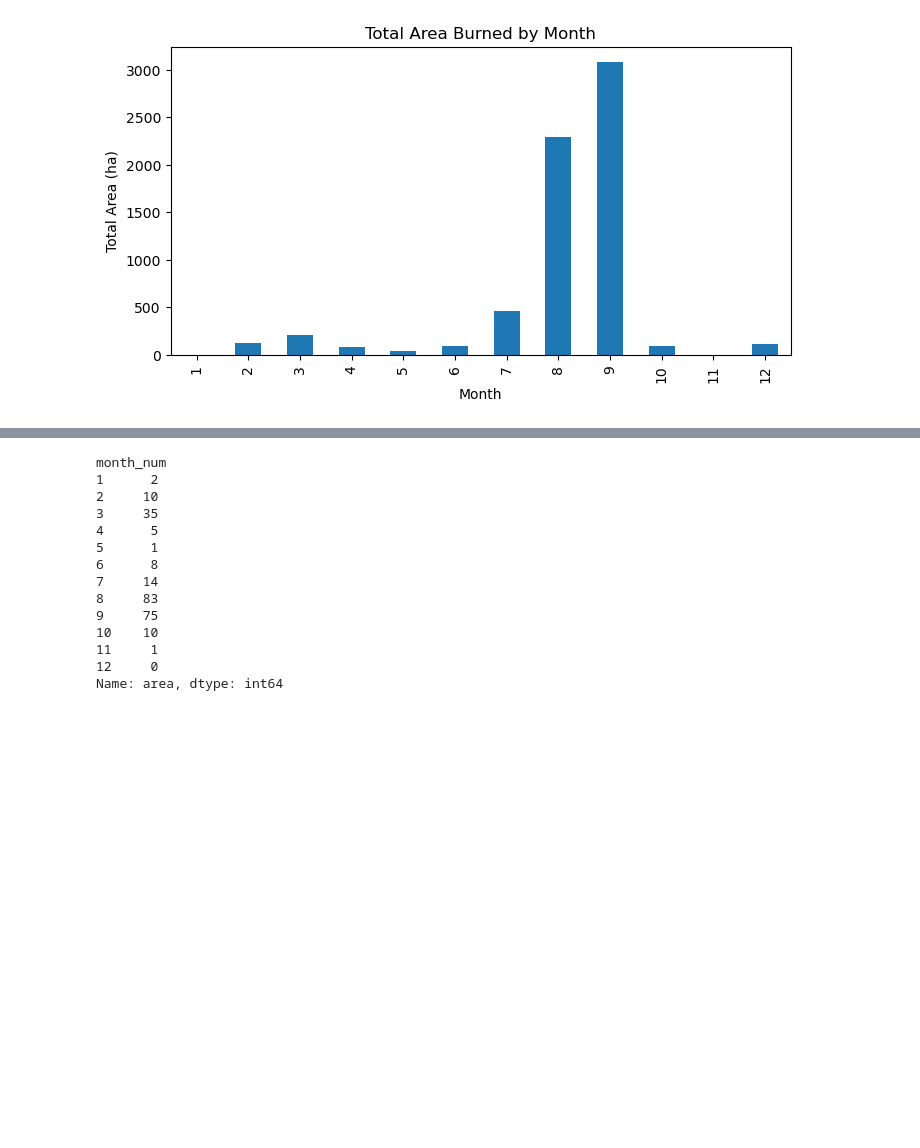
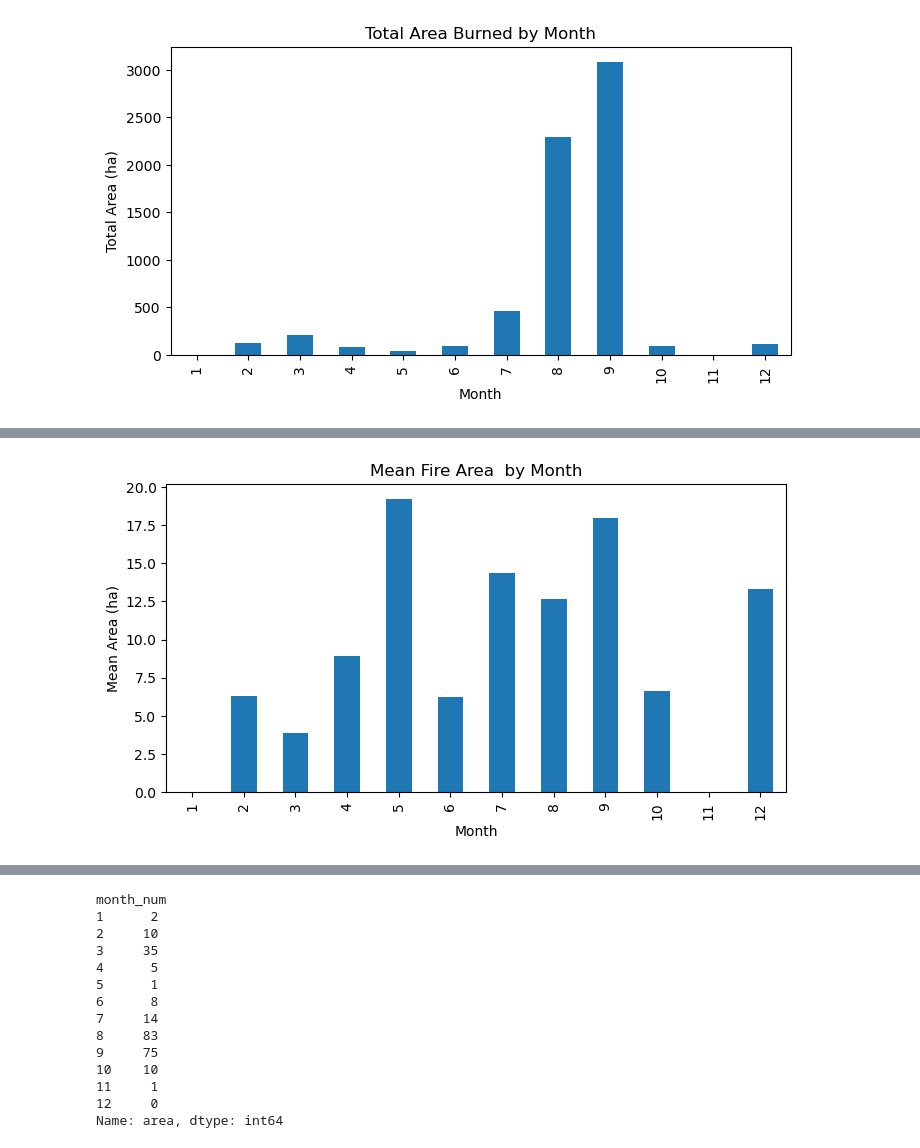
Before and after one commit to kaytlinwu/Wildfire_Analaysis_Data_Science_Midterm_Project, a Jupyter notebook: Notebooks.ipynb, the cells around one changed output, grey strips where cells are left out. Saved outputs shown, nothing was run; the diff lists cells and outputs as text; code cells hidden in the pictures; blank space fills up the shorter version.

```diff
--- a/Notebooks.ipynb
+++ b/Notebooks.ipynb
@@ -506,0 +520,15 @@ pandas.core.series.Series
+# %%
+avg_area_by_month = by_month['area'].mean()
+
+
+avg_area_by_month.plot(kind='bar')
+
+
+plt.xlabel('Month')
+plt.ylabel('Mean Area (ha)')
+plt.title('Mean Fire Area  by Month')
+
+
+plt.show()
+# %% [output]
+[figure, added]
```
Also changed, not shown: parts of 73 cells of this notebook.
